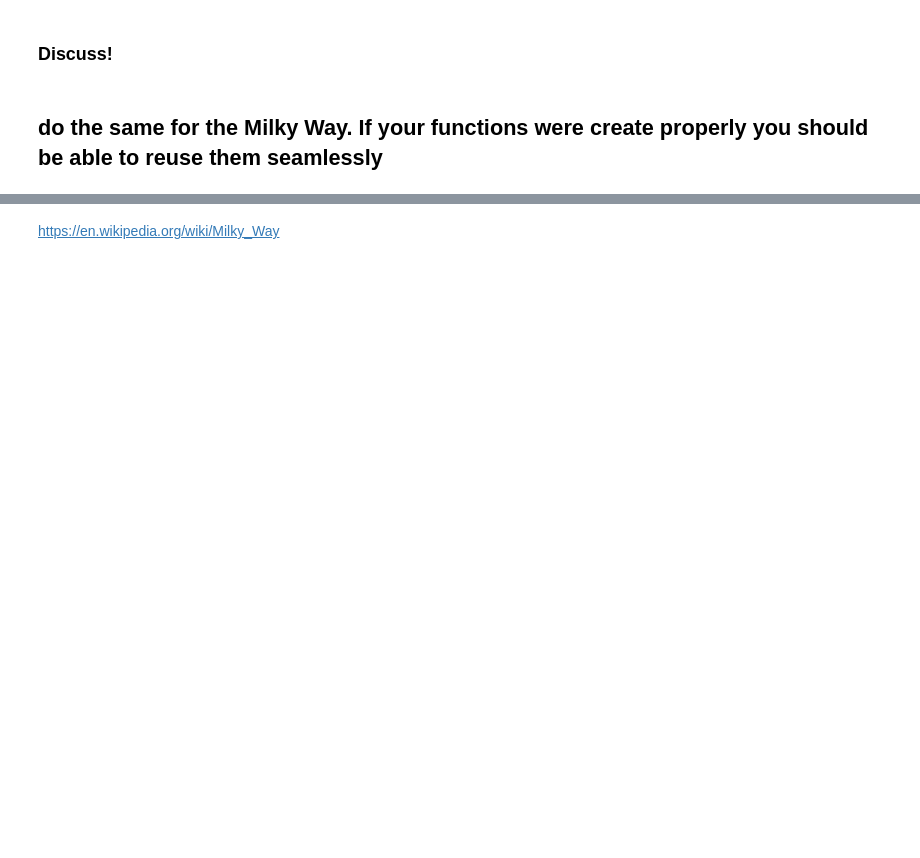
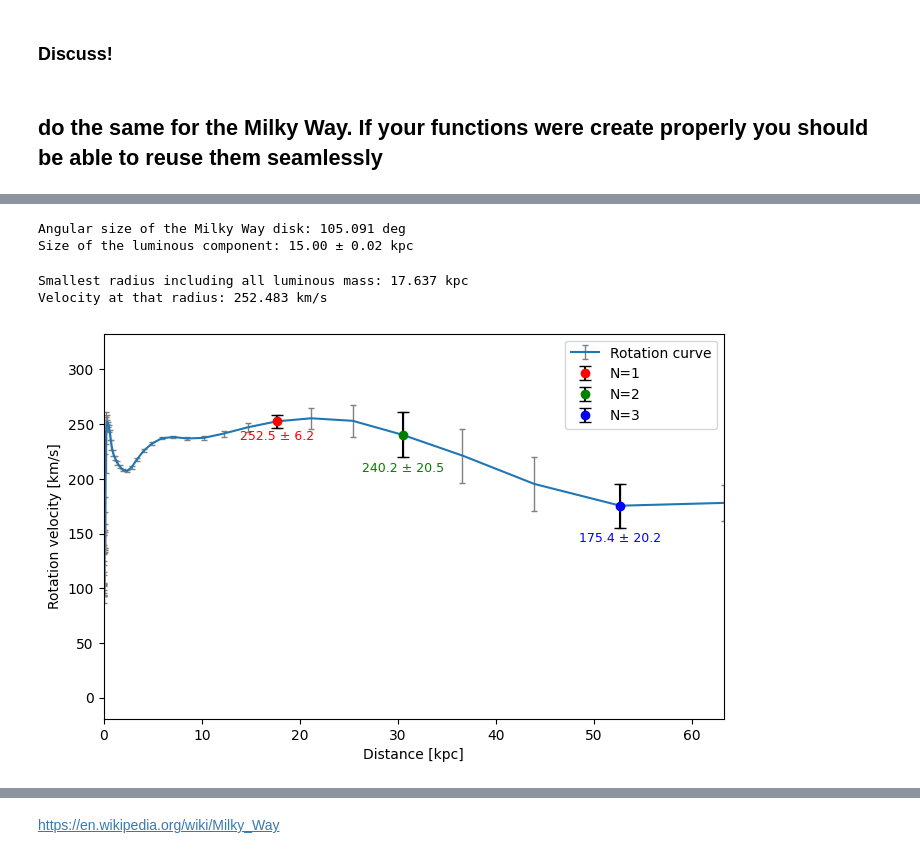
Before and after one commit to ashtonsouthwick/DSPS_ASouthwick, a Jupyter notebook: HW4/HW4_MWrotCurve_instructions.ipynb, the cells around one changed output, grey strips where cells are left out. Drawn from its saved outputs; the diff is of its cells as text; code cells hidden in the pictures; blank space fills up the shorter version.

```diff
--- a/HW4/HW4_MWrotCurve_instructions.ipynb
+++ b/HW4/HW4_MWrotCurve_instructions.ipynb
@@ -226,0 +412,8 @@ vratios(m31, m31Rds, 2, err='err')
+# %%
+mw = pd.read_csv('http://raw.githubusercontent.com/fedhere/DSPS_FBianco/refs/heads/main/HW4/mw.csv', skiprows=1)
+mw = mw.rename(columns={
+    'R(kpc)': 'R_kpc',
+    'V(km/s)': 'V_kms',
+    'St.dev.': 'Stdev',
+    'St.error': 'Sterror'
+})
@@ -226,0 +436,40 @@ vratios(m31, m31Rds, 2, err='err')
+# %%
+D_MW = 8.178 * u.kpc
+sigma_D_MW = 0.013 * u.kpc
+R_visible_MW = 15.0 * u.kpc
+
+theta_rad = (R_visible_MW / D_MW).decompose().value
+theta_deg = np.rad2deg(theta_rad)
+
+print(f"Angular size of the Milky Way disk: {theta_deg:.3f} deg")
+
+MWSize = D_MW * theta_rad
+MWSizeError = sigma_D_MW * theta_rad
+print(f"Size of the luminous component: {MWSize.value:.2f} ± {MWSizeError.value:.2f} kpc")
+# %% [output]
+Angular size of the Milky Way disk: 105.091 deg
+Size of the luminous component: 15.00 ± 0.02 kpc
+# %%
+# Find first row in your Milky Way data where radius >= MWSize
+radius_mask = mw["R_kpc"] >= MWSize.value
+first_row = mw[radius_mask].iloc[0]
+
+radius_at_full_mass = first_row["R_kpc"]
+velocity_at_full_mass = first_row["V_kms"]
+
+print(f"Smallest radius including all luminous mass: {radius_at_full_mass:.3f} kpc")
+print(f"Velocity at that radius: {velocity_at_full_mass:.3f} km/s")
+# %% [output]
+Smallest radius including all luminous mass: 17.637 kpc
+Velocity at that radius: 252.483 km/s
+# %%
+Ns = [1, 2, 3]  # factors of luminous radius
+mwRds = []
+
+for N in Ns:
+    r, r_err, v, v_err = getradii(mw, N, MWSize.value, MWSizeError.value)
+    mwRds.append((N, r, r_err, v, v_err))
+# %%
+plotGal(mw, mwRds)
+# %% [output]
+[figure, added]
```
Also changed, not shown: parts of 34 cells of this notebook.
